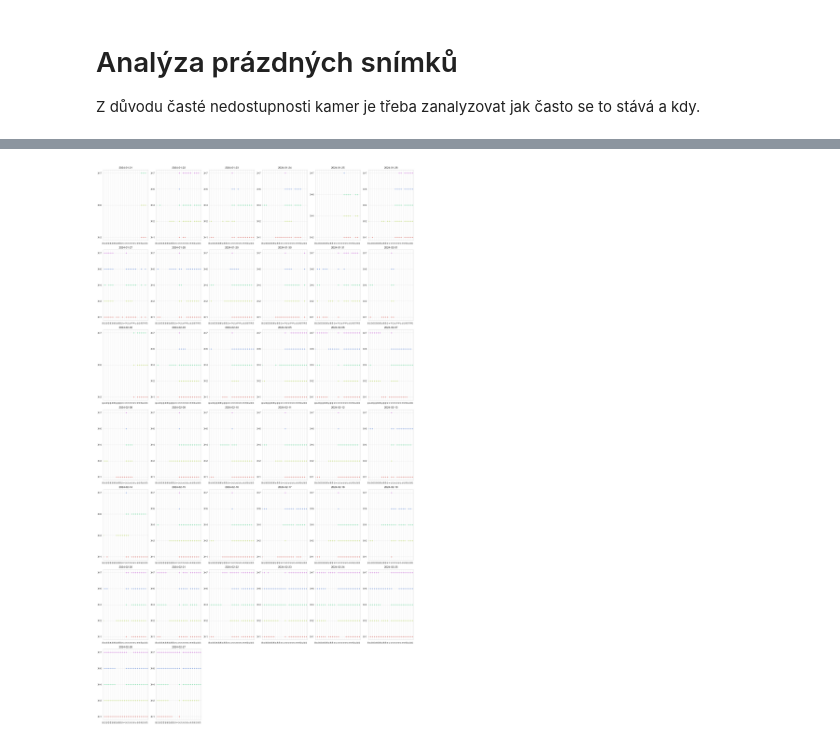
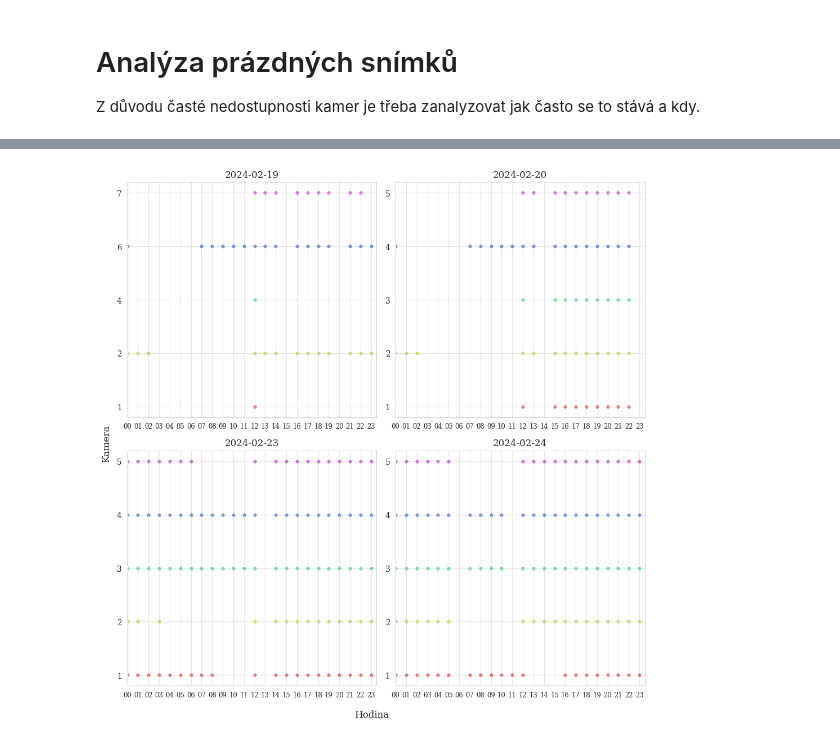
Before and after one commit to Tomasngu/BP, a Jupyter notebook: model_dt/analyze_blank.ipynb, the cells around one changed output, grey strips where cells are left out. Cells and saved outputs as stored; diff of their text form; code cells hidden in the pictures.

```diff
--- a/model_dt/analyze_blank.ipynb
+++ b/model_dt/analyze_blank.ipynb
@@ -19,6 +19,12 @@ def plot_image_dates_and_times_by_day(directory):
         match = pattern.match(filename)
         if match:
             X, day, month, hour, minute = map(int, match.groups())
+            # if(X not in [2]):
+            #     continue
+            # if(day not in [26]):
+            #     continue
+            if(month not in [2]):
+                continue
             timestamp = datetime(year=2024, month=month, day=day, hour=hour, minute=minute)
             date_key = timestamp.strftime('%Y-%m-%d')
             if date_key not in data:
@@ -38,7 +44,7 @@ def plot_image_dates_and_times_by_day(directory):
 
     for i, (date_key, day_data) in enumerate(sorted(data.items())):
         ax = axs[i // cols, i % cols] if rows > 1 else axs[i % cols]
-        for idx, (X, timestamps) in enumerate(day_data.items()):
+        for idx, (X, timestamps) in enumerate(sorted(day_data.items())):
             timestamps.sort()
             ax.scatter(timestamps, [idx+1] * len(timestamps), alpha=0.7, label=f'Camera={X}', s=3)
         ax.set_yticks(range(1, len(day_data) + 1))
@@ -79,61 +85,86 @@ sns.set_style("whitegrid")
 palette = sns.color_palette("hls", 5)
 sns.set_palette(palette)
 
+plt.rcParams.update({
+    "font.family": "serif",
+    "pgf.texsystem": "lualatex",
+    "pgf.rcfonts": False,
+    "savefig.edgecolor": "ffffff",
+    "savefig.facecolor": "ffffff",
+    "figure.figsize": (6, 3.75),
+    "font.size": "10"
+})
+
 def plot_image_dates_and_times_by_day(directory):
     pattern = re.compile(r'screenshot(\d+)_(\d{2})_(\d{2})__(\d{2})_(\d{2})\.png')
     data = {}
 
     for filename in os.listdir(directory):
         ending = os.path.splitext(filename)[0][-2:]
+        # if ending not in ['00', '15', '30', '45']:
+        #     continue
         if ending not in ['00']:
             continue
         match = pattern.match(filename)
         if match:
             X, day, month, hour, minute = map(int, match.groups())
+            # if(X not in [2]):
+            #     continue
+            if(day not in [19, 20, 23, 24]):
+                continue
+            if(month not in [2]):
+                continue
             timestamp = datetime(year=2024, month=month, day=day, hour=hour, minute=minute)
             date_key = timestamp.strftime('%Y-%m-%d')
+            # print(date_key)
             if date_key not in data:
                 data[date_key] = {}
             if X not in data[date_key]:
                 data[date_key][X] = []
             data[date_key][X].append(timestamp)
+            # print(timestamp, filename)
         else:
             print(f"Unmatched filename: {filename}")
 
     n_days = len(data)
-    cols = 6
+    cols = 2
     rows = (n_days + cols - 1) // cols
 
-    fig, axs = plt.subplots(rows, cols, figsize=(20, 5 * rows))
+    fig, axs = plt.subplots(rows, cols, figsize=(10, 5 * rows))
     fig.subplots_adjust(hspace=0.4, wspace=0.4)
 
     for i, (date_key, day_data) in enumerate(sorted(data.items())):
         ax = axs[i // cols, i % cols] if rows > 1 else axs[i % cols]
-        for idx, (X, timestamps) in enumerate(day_data.items()):
+        for idx, (X, timestamps) in enumerate(sorted(day_data.items())):
             timestamps.sort()
-            ax.scatter(timestamps, [idx+1] * len(timestamps), alpha=0.7, label=f'Camera={X}', s=10)
+            ax.scatter(timestamps, [idx+1] * len(timestamps), alpha=0.7, label=f'Camera={X}', s=13)
         ax.set_yticks(range(1, len(day_data) + 1))
-        ax.set_yticklabels([f'X={X}' for X in sorted(day_data.keys())])
+        if i == 0:
+            ax.set_yticklabels([f'{X}' for X in sorted(day_data.keys())])
         ax.set_title(f'{date_key}')
         # Set x-axis limits and formatter
         date_obj = datetime.strptime(date_key, '%Y-%m-%d').date()
         start_time = datetime.strptime('00:00', '%H:%M').time()
         end_time = datetime.strptime('23:30', '%H:%M').time()
         ax.set_xlim([datetime.combine(date_obj, start_time), datetime.combine(date_obj, end_time)])
         ax.xaxis.set_major_locator(mdates.MinuteLocator(byminute=[0]))
         ax.xaxis.set_major_formatter(mdates.DateFormatter('%H'))
-        ax.xaxis.set_tick_params(rotation=90)
+        ax.xaxis.set_tick_params(rotation=0)
         ax.tick_params(axis='x', labelsize='small')
 
         ax.grid(which='major', alpha=0.5)
 
     if n_days % cols:
         for idx in range(n_days, rows * cols):
             axs.flat[idx].axis('off')
-
+    fig.supxlabel('Hodina')
+    fig.supylabel('Kamera')
     plt.tight_layout()
+    plt.savefig('blank.pdf', bbox_inches="tight")
     plt.show()
 
-plot_image_dates_and_times_by_day("../../data_all/images/")
+    return data
+
+data = plot_image_dates_and_times_by_day("../../data_all/images/")
 # %% [output]
-[figure, old version]
+[figure, new version]
```
Also changed, not shown: parts of 1 cell of this notebook.
